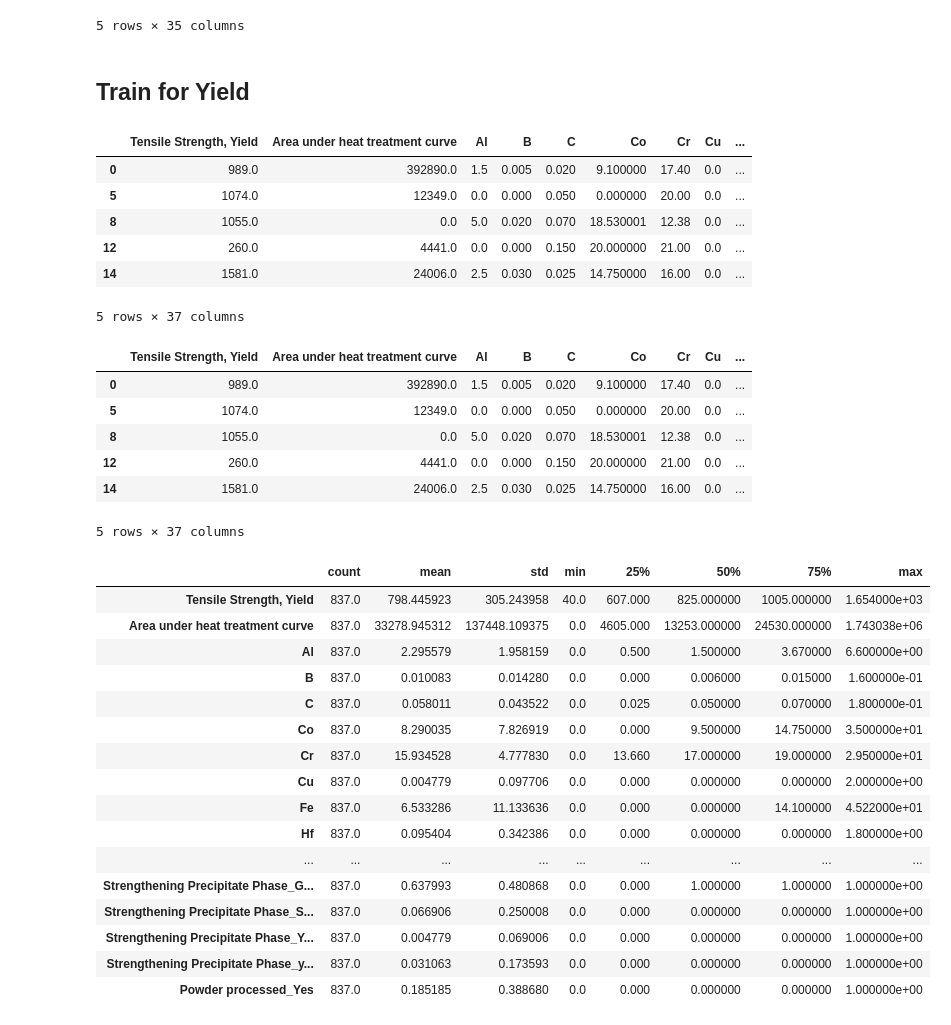
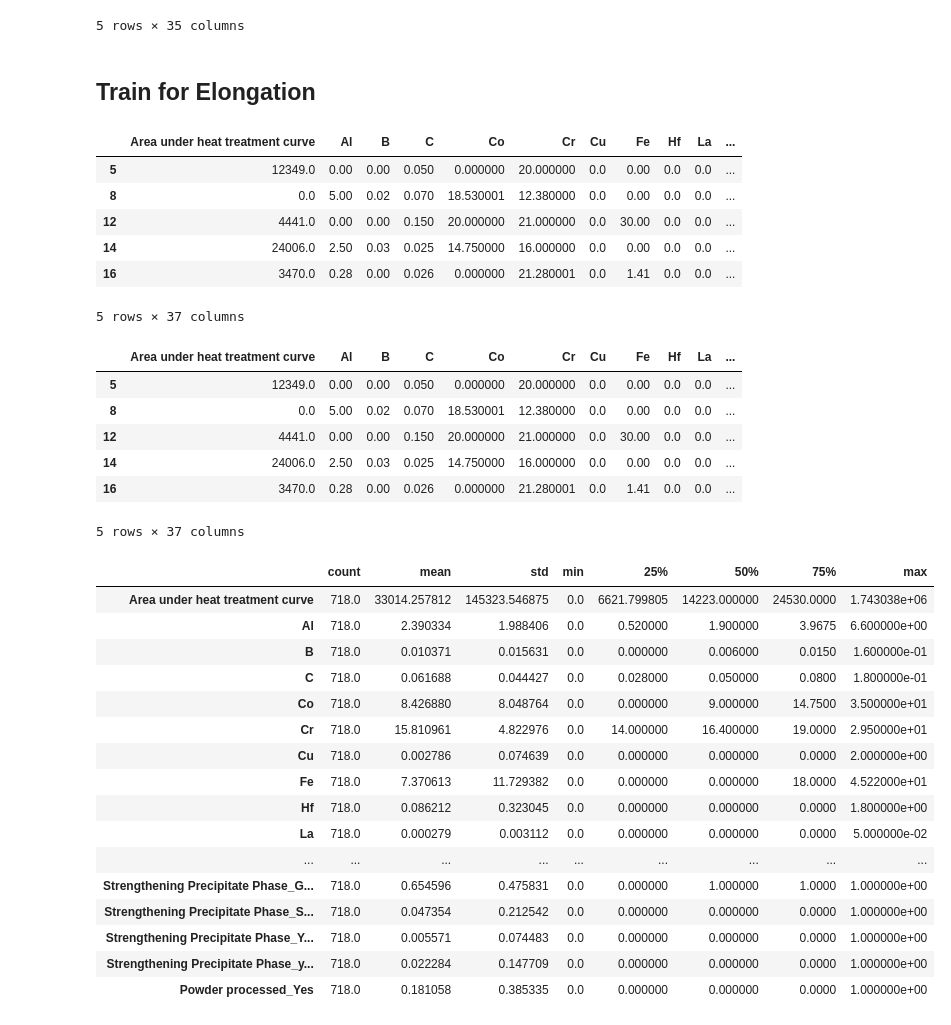
Before and after one commit to Mackus101/Nickel_NN, a Jupyter notebook: Elongation_NN_regression.ipynb, the cells around one changed output. Cells and saved outputs as stored; diff of their text form; code cells hidden in the pictures.

```diff
--- a/Elongation_NN_regression.ipynb
+++ b/Elongation_NN_regression.ipynb
@@ -28,7 +28,7 @@ nickel_data.head()
 | 4 | Unnamedalloy10 | NaN | No | 0.0 | NaN | ... |
 5 rows × 35 columns
 # %% [markdown]
-## Train for Yield
+## Train for Elongation
 # %%
 # uts_data = nickel_data.dropna(subset="Tensile Strength, Ultimate")
 # uts_data = uts_data.drop(
@@ -36,47 +36,47 @@ nickel_data.head()
 # uts_data = uts_data.fillna(0)
 # uts_data = uts_data.astype("float32")
 
-yield_data = hf.clean_dataframe(nickel_data, "Tensile Strength, Yield")
-yield_data.head()
+elong_data = hf.clean_dataframe(nickel_data, 'Elongation at Break')
+elong_data.head()
 # %% [output]
-|  | Tensile Strength, Yield | Area under heat treatment curve | Al | B | C | Co | Cr | Cu | ... |
-| 0 | 989.0 | 392890.0 | 1.5 | 0.005 | 0.020 | 9.100000 | 17.40 | 0.0 | ... |
-| 5 | 1074.0 | 12349.0 | 0.0 | 0.000 | 0.050 | 0.000000 | 20.00 | 0.0 | ... |
-| 8 | 1055.0 | 0.0 | 5.0 | 0.020 | 0.070 | 18.530001 | 12.38 | 0.0 | ... |
-| 12 | 260.0 | 4441.0 | 0.0 | 0.000 | 0.150 | 20.000000 | 21.00 | 0.0 | ... |
-| 14 | 1581.0 | 24006.0 | 2.5 | 0.030 | 0.025 | 14.750000 | 16.00 | 0.0 | ... |
+|  | Area under heat treatment curve | Al | B | C | Co | Cr | Cu | Fe | Hf | La | ... |
+| 5 | 12349.0 | 0.00 | 0.00 | 0.050 | 0.000000 | 20.000000 | 0.0 | 0.00 | 0.0 | 0.0 | ... |
+| 8 | 0.0 | 5.00 | 0.02 | 0.070 | 18.530001 | 12.380000 | 0.0 | 0.00 | 0.0 | 0.0 | ... |
+| 12 | 4441.0 | 0.00 | 0.00 | 0.150 | 20.000000 | 21.000000 | 0.0 | 30.00 | 0.0 | 0.0 | ... |
+| 14 | 24006.0 | 2.50 | 0.03 | 0.025 | 14.750000 | 16.000000 | 0.0 | 0.00 | 0.0 | 0.0 | ... |
+| 16 | 3470.0 | 0.28 | 0.00 | 0.026 | 0.000000 | 21.280001 | 0.0 | 1.41 | 0.0 | 0.0 | ... |
 5 rows × 37 columns
 # %%
 
-yield_train_data = yield_data.sample(frac=0.8, random_state=2212)
-yield_test_data = yield_data.drop(yield_train_data.index)
+elong_train_data = elong_data.sample(frac=0.8, random_state=1300)
+elong_test_data = elong_data.drop(elong_train_data.index)
 
-yield_data.head()
+elong_data.head()
 # %% [output]
-|  | Tensile Strength, Yield | Area under heat treatment curve | Al | B | C | Co | Cr | Cu | ... |
-| 0 | 989.0 | 392890.0 | 1.5 | 0.005 | 0.020 | 9.100000 | 17.40 | 0.0 | ... |
-| 5 | 1074.0 | 12349.0 | 0.0 | 0.000 | 0.050 | 0.000000 | 20.00 | 0.0 | ... |
-| 8 | 1055.0 | 0.0 | 5.0 | 0.020 | 0.070 | 18.530001 | 12.38 | 0.0 | ... |
-| 12 | 260.0 | 4441.0 | 0.0 | 0.000 | 0.150 | 20.000000 | 21.00 | 0.0 | ... |
-| 14 | 1581.0 | 24006.0 | 2.5 | 0.030 | 0.025 | 14.750000 | 16.00 | 0.0 | ... |
+|  | Area under heat treatment curve | Al | B | C | Co | Cr | Cu | Fe | Hf | La | ... |
+| 5 | 12349.0 | 0.00 | 0.00 | 0.050 | 0.000000 | 20.000000 | 0.0 | 0.00 | 0.0 | 0.0 | ... |
+| 8 | 0.0 | 5.00 | 0.02 | 0.070 | 18.530001 | 12.380000 | 0.0 | 0.00 | 0.0 | 0.0 | ... |
+| 12 | 4441.0 | 0.00 | 0.00 | 0.150 | 20.000000 | 21.000000 | 0.0 | 30.00 | 0.0 | 0.0 | ... |
+| 14 | 24006.0 | 2.50 | 0.03 | 0.025 | 14.750000 | 16.000000 | 0.0 | 0.00 | 0.0 | 0.0 | ... |
+| 16 | 3470.0 | 0.28 | 0.00 | 0.026 | 0.000000 | 21.280001 | 0.0 | 1.41 | 0.0 | 0.0 | ... |
 5 rows × 37 columns
 # %%
-yield_train_data.describe().transpose()
+elong_train_data.describe().transpose()
 # %% [output]
 |  | count | mean | std | min | 25% | 50% | 75% | max |
-| Tensile Strength, Yield | 837.0 | 798.445923 | 305.243958 | 40.0 | 607.000 | 825.000000 | 1005.000000 | 1.654000e+03 |
-| Area under heat treatment curve | 837.0 | 33278.945312 | 137448.109375 | 0.0 | 4605.000 | 13253.000000 | 24530.000000 | 1.743038e+06 |
-| Al | 837.0 | 2.295579 | 1.958159 | 0.0 | 0.500 | 1.500000 | 3.670000 | 6.600000e+00 |
-| B | 837.0 | 0.010083 | 0.014280 | 0.0 | 0.000 | 0.006000 | 0.015000 | 1.600000e-01 |
-| C | 837.0 | 0.058011 | 0.043522 | 0.0 | 0.025 | 0.050000 | 0.070000 | 1.800000e-01 |
-| Co | 837.0 | 8.290035 | 7.826919 | 0.0 | 0.000 | 9.500000 | 14.750000 | 3.500000e+01 |
-| Cr | 837.0 | 15.934528 | 4.777830 | 0.0 | 13.660 | 17.000000 | 19.000000 | 2.950000e+01 |
-| Cu | 837.0 | 0.004779 | 0.097706 | 0.0 | 0.000 | 0.000000 | 0.000000 | 2.000000e+00 |
-| Fe | 837.0 | 6.533286 | 11.133636 | 0.0 | 0.000 | 0.000000 | 14.100000 | 4.522000e+01 |
-| Hf | 837.0 | 0.095404 | 0.342386 | 0.0 | 0.000 | 0.000000 | 0.000000 | 1.800000e+00 |
+| Area under heat treatment curve | 718.0 | 33014.257812 | 145323.546875 | 0.0 | 6621.799805 | 14223.000000 | 24530.0000 | 1.743038e+06 |
+| Al | 718.0 | 2.390334 | 1.988406 | 0.0 | 0.520000 | 1.900000 | 3.9675 | 6.600000e+00 |
+| B | 718.0 | 0.010371 | 0.015631 | 0.0 | 0.000000 | 0.006000 | 0.0150 | 1.600000e-01 |
+| C | 718.0 | 0.061688 | 0.044427 | 0.0 | 0.028000 | 0.050000 | 0.0800 | 1.800000e-01 |
+| Co | 718.0 | 8.426880 | 8.048764 | 0.0 | 0.000000 | 9.000000 | 14.7500 | 3.500000e+01 |
+| Cr | 718.0 | 15.810961 | 4.822976 | 0.0 | 14.000000 | 16.400000 | 19.0000 | 2.950000e+01 |
+| Cu | 718.0 | 0.002786 | 0.074639 | 0.0 | 0.000000 | 0.000000 | 0.0000 | 2.000000e+00 |
+| Fe | 718.0 | 7.370613 | 11.729382 | 0.0 | 0.000000 | 0.000000 | 18.0000 | 4.522000e+01 |
+| Hf | 718.0 | 0.086212 | 0.323045 | 0.0 | 0.000000 | 0.000000 | 0.0000 | 1.800000e+00 |
+| La | 718.0 | 0.000279 | 0.003112 | 0.0 | 0.000000 | 0.000000 | 0.0000 | 5.000000e-02 |
 | ... | ... | ... | ... | ... | ... | ... | ... | ... |
-| Strengthening Precipitate Phase_G... | 837.0 | 0.637993 | 0.480868 | 0.0 | 0.000 | 1.000000 | 1.000000 | 1.000000e+00 |
-| Strengthening Precipitate Phase_S... | 837.0 | 0.066906 | 0.250008 | 0.0 | 0.000 | 0.000000 | 0.000000 | 1.000000e+00 |
-| Strengthening Precipitate Phase_Y... | 837.0 | 0.004779 | 0.069006 | 0.0 | 0.000 | 0.000000 | 0.000000 | 1.000000e+00 |
-| Strengthening Precipitate Phase_y... | 837.0 | 0.031063 | 0.173593 | 0.0 | 0.000 | 0.000000 | 0.000000 | 1.000000e+00 |
-| Powder processed_Yes | 837.0 | 0.185185 | 0.388680 | 0.0 | 0.000 | 0.000000 | 0.000000 | 1.000000e+00 |
+| Strengthening Precipitate Phase_G... | 718.0 | 0.654596 | 0.475831 | 0.0 | 0.000000 | 1.000000 | 1.0000 | 1.000000e+00 |
+| Strengthening Precipitate Phase_S... | 718.0 | 0.047354 | 0.212542 | 0.0 | 0.000000 | 0.000000 | 0.0000 | 1.000000e+00 |
+| Strengthening Precipitate Phase_Y... | 718.0 | 0.005571 | 0.074483 | 0.0 | 0.000000 | 0.000000 | 0.0000 | 1.000000e+00 |
+| Strengthening Precipitate Phase_y... | 718.0 | 0.022284 | 0.147709 | 0.0 | 0.000000 | 0.000000 | 0.0000 | 1.000000e+00 |
+| Powder processed_Yes | 718.0 | 0.181058 | 0.385335 | 0.0 | 0.000000 | 0.000000 | 0.0000 | 1.000000e+00 |
```
Also changed, not shown: parts of 15 cells of this notebook, 2 other files.
